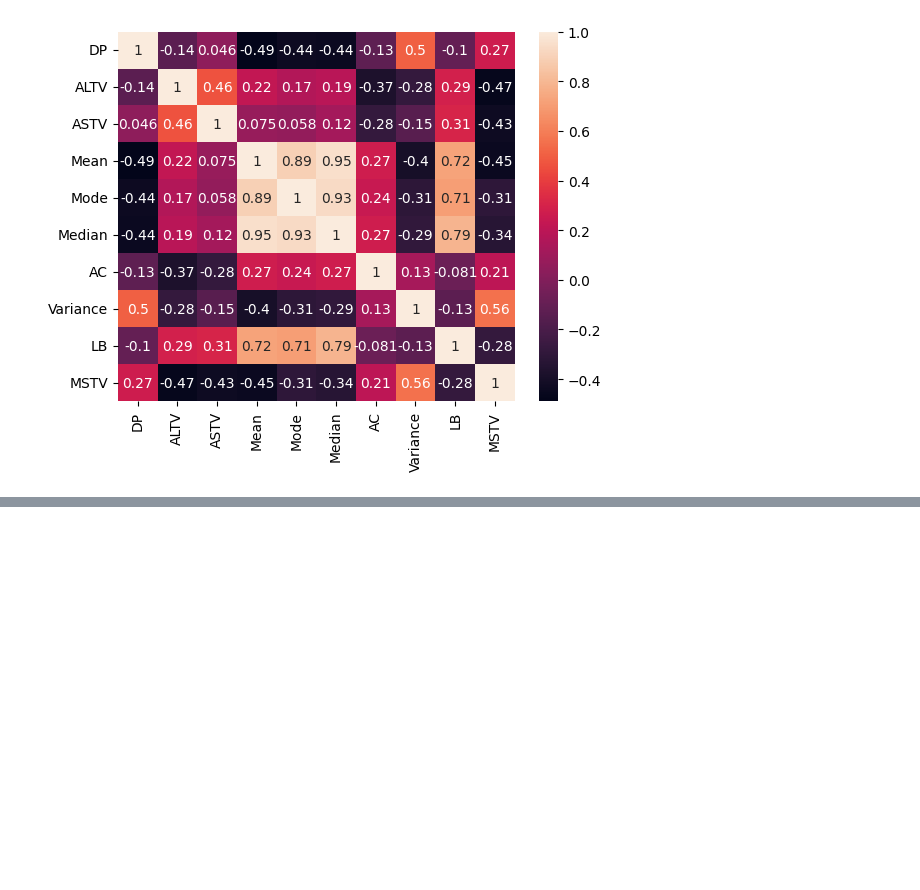
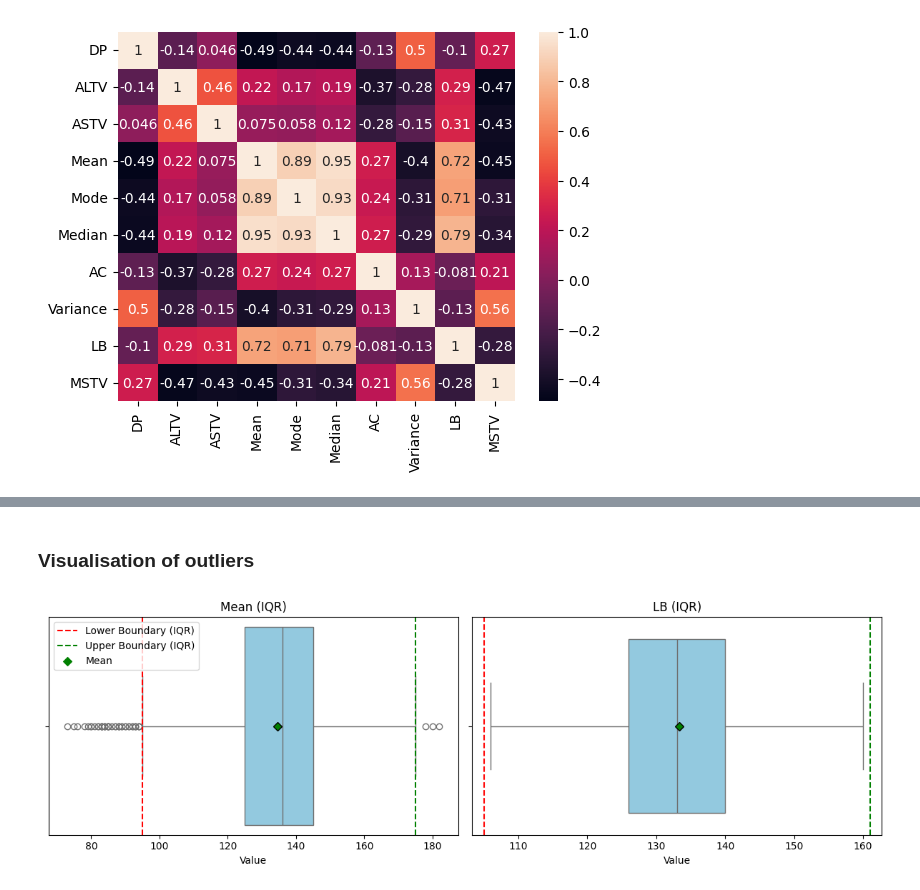
Before and after one commit to marvinschuett/Automated-CTG-analysis, a Jupyter notebook: 1_DatasetCharacteristics/exploratory_data_analysis.ipynb, the cells around one changed output, grey strips where cells are left out. Saved outputs shown, nothing was run; the diff lists cells and outputs as text; code cells hidden in the pictures; blank space fills up the shorter version.

Commit message:
Outlier Analysis

```diff
--- a/1_DatasetCharacteristics/exploratory_data_analysis.ipynb
+++ b/1_DatasetCharacteristics/exploratory_data_analysis.ipynb
@@ -236,0 +391,51 @@ X_selected = X_selected.drop(['Mode', 'Median'], axis=1)
+# %% [markdown]
+### Visualisation of outliers
+# %%
+# Function to calculate IQR thresholds
+def detect_outliers_iqr(data):
+    Q1 = data.quantile(0.25)  # First quartile (25%)
+    Q3 = data.quantile(0.75)  # Third quartile (75%)
+    IQR = Q3 - Q1  # Interquartile range (IQR)
+    lower_bound = Q1 - 1.5 * IQR  # Lower boundary
+    upper_bound = Q3 + 1.5 * IQR  # Upper boundary
+    return lower_bound, upper_bound
+
+# Variables with symmetric distributions suitable for IQR
+suitable_for_iqr = ["Mean", "LB"]
+
+# Create subplots
+fig, axes = plt.subplots(1, len(suitable_for_iqr), figsize=(12, 4))  # Smaller, side-by-side plots
+
+# Iterate over the columns and create a boxplot for each
+for idx, column in enumerate(suitable_for_iqr):
+    ax = axes[idx]  # Current axis
+    lower_bound, upper_bound = detect_outliers_iqr(X_selected[column])  # Calculate IQR boundaries
+
+    # Boxplot on the current axis
+    sns.boxplot(
+        x=X_selected[column],
+        color="skyblue",
+        showmeans=True,
+        meanprops={"marker": "D", "markerfacecolor": "green", "markeredgecolor": "black"},
+        ax=ax
+    )
+
+    # Mark the IQR boundaries with vertical lines
+    ax.axvline(lower_bound, color="red", linestyle="--", label="Lower Boundary (IQR)")
+    ax.axvline(upper_bound, color="green", linestyle="--", label="Upper Boundary (IQR)")
+
+    # Set title and labels
+    ax.set_title(f"{column} (IQR)")
+    ax.set_xlabel("Value")
+    ax.set_ylabel("")  # No y-axis label needed
+
+    # Add legend only to the first plot
+    if idx == 0:
+        ax.scatter([], [], color="green", marker="D", label="Mean")  # Dummy point for legend
+        ax.legend()
+
+# Adjust layout to prevent overlapping
+plt.tight_layout()
+plt.show()
+# %% [output]
+[figure, added]
```
Also changed, not shown: parts of 17 cells of this notebook.
